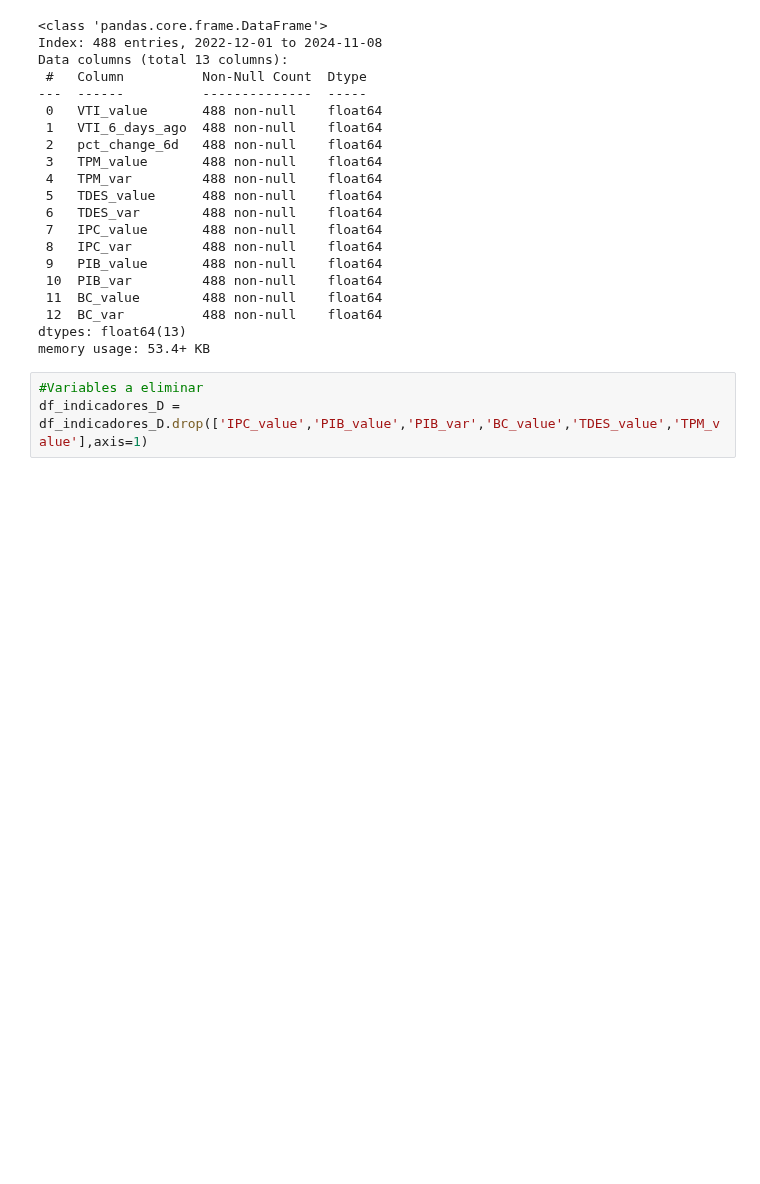
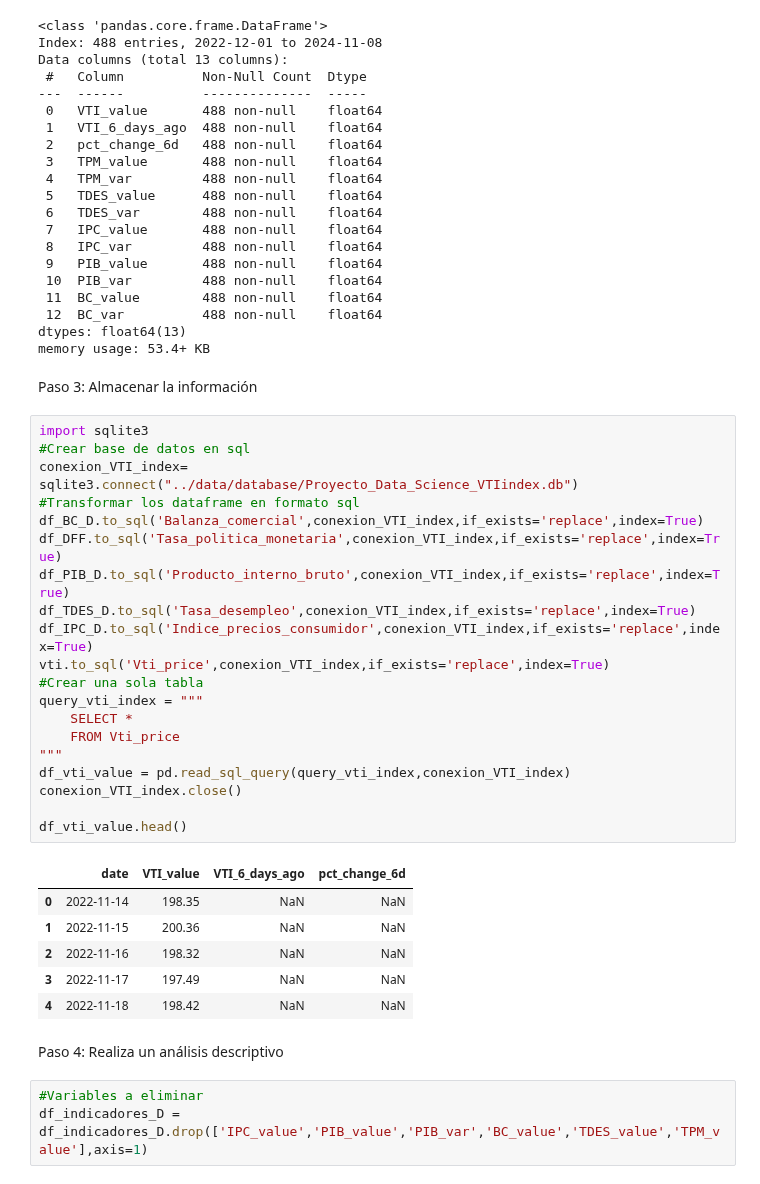
Before and after one commit to diegomacaya/proyecto_DataScience_DMS, a Jupyter notebook: src/Proyecto_Data_Science.ipynb, the cells around one changed output. Drawn from its saved outputs; the diff is of its cells as text; blank space fills up the shorter version.

Commit message:
agregada la base de datos para consultas

```diff
--- a/src/Proyecto_Data_Science.ipynb
+++ b/src/Proyecto_Data_Science.ipynb
@@ -633,6 +633,37 @@ Data columns (total 13 columns):
  12  BC_var          488 non-null    float64
 dtypes: float64(13)
 memory usage: 53.4+ KB
+# %% [markdown]
+Paso 3: Almacenar la información
+# %%
+import sqlite3
+#Crear base de datos en sql
+conexion_VTI_index= sqlite3.connect("../data/database/Proyecto_Data_Science_VTIindex.db")
+#Transformar los dataframe en formato sql
+df_BC_D.to_sql('Balanza_comercial',conexion_VTI_index,if_exists='replace',index=True)
+df_DFF.to_sql('Tasa_politica_monetaria',conexion_VTI_index,if_exists='replace',index=True)
+df_PIB_D.to_sql('Producto_interno_bruto',conexion_VTI_index,if_exists='replace',index=True)
+df_TDES_D.to_sql('Tasa_desempleo',conexion_VTI_index,if_exists='replace',index=True)
+df_IPC_D.to_sql('Indice_precios_consumidor',conexion_VTI_index,if_exists='replace',index=True)
+vti.to_sql('Vti_price',conexion_VTI_index,if_exists='replace',index=True)
+#Crear una sola tabla
+query_vti_index = """
+    SELECT *
+    FROM Vti_price
+"""
+df_vti_value = pd.read_sql_query(query_vti_index,conexion_VTI_index)
+conexion_VTI_index.close()
+
+df_vti_value.head()
+# %% [output]
+|  | date | VTI_value | VTI_6_days_ago | pct_change_6d |
+| 0 | 2022-11-14 | 198.35 | NaN | NaN |
+| 1 | 2022-11-15 | 200.36 | NaN | NaN |
+| 2 | 2022-11-16 | 198.32 | NaN | NaN |
+| 3 | 2022-11-17 | 197.49 | NaN | NaN |
+| 4 | 2022-11-18 | 198.42 | NaN | NaN |
+# %% [markdown]
+Paso 4: Realiza un análisis descriptivo
 # %%
 #Variables a eliminar
 df_indicadores_D = df_indicadores_D.drop(['IPC_value','PIB_value','PIB_var','BC_value','TDES_value','TPM_value'],axis=1)
```
Also changed, not shown: parts of 20 cells of this notebook, 9 other files.
